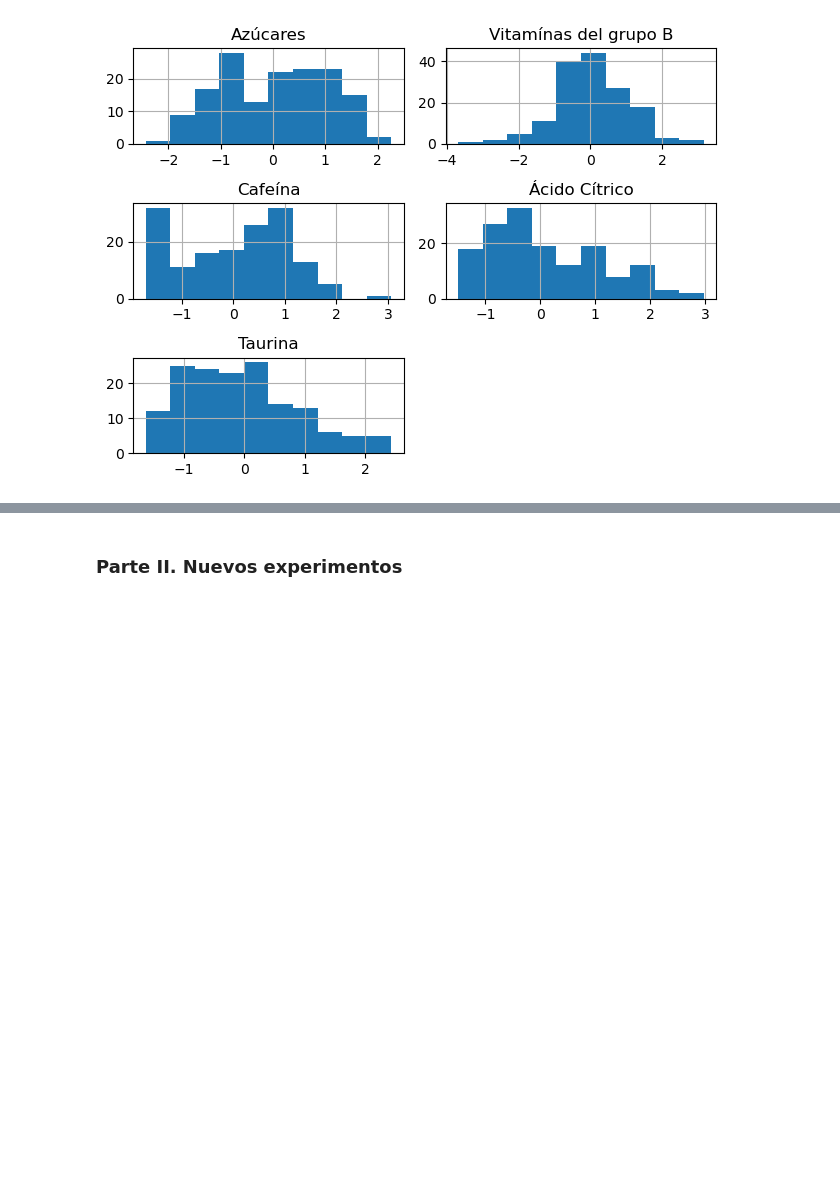
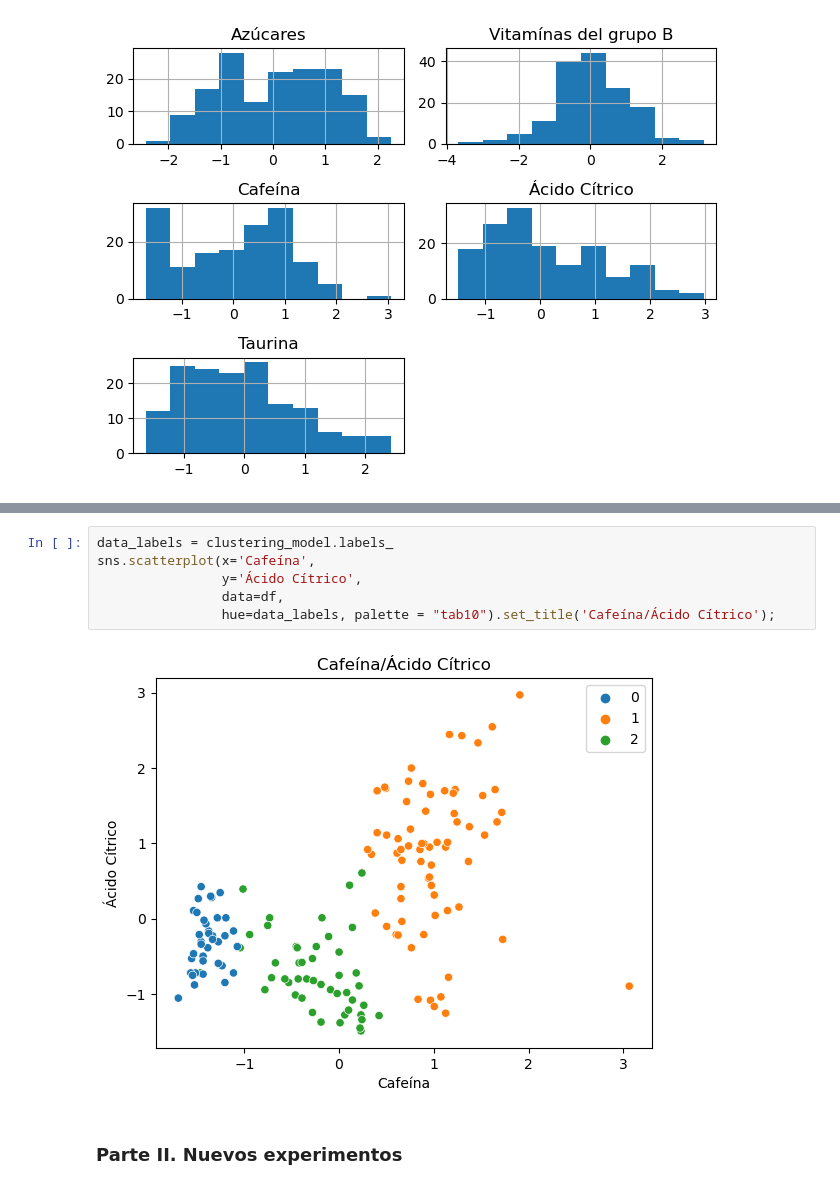
Before and after one commit to UnaiSalas/ONLINE_DS_THEBRIDGE_UNAI_SALAS, a Jupyter notebook: 04_Machine_Learning/Sprint_15/Unidad_02/Practica_Obligatoria/18_Practica_Obligatoria_Clustering_II.ipynb, the cells around one changed output, grey strips where cells are left out. Cells and saved outputs as stored; diff of their text form; blank space fills up the shorter version.

```diff
--- a/04_Machine_Learning/Sprint_15/Unidad_02/Practica_Obligatoria/18_Practica_Obligatoria_Clustering_II.ipynb
+++ b/04_Machine_Learning/Sprint_15/Unidad_02/Practica_Obligatoria/18_Practica_Obligatoria_Clustering_II.ipynb
@@ -134,3 +154,11 @@ plt.tight_layout()
+# %%
+data_labels = clustering_model.labels_
+sns.scatterplot(x='Cafeína',
+                y='Ácido Cítrico',
+                data=df,
+                hue=data_labels, palette = "tab10").set_title('Cafeína/Ácido Cítrico');
+# %% [output]
+[figure, added]
 # %% [markdown]
 ### Parte II. Nuevos experimentos
 # %% [markdown]
```
Also changed, not shown: parts of 3 cells of this notebook, 9 other files.
